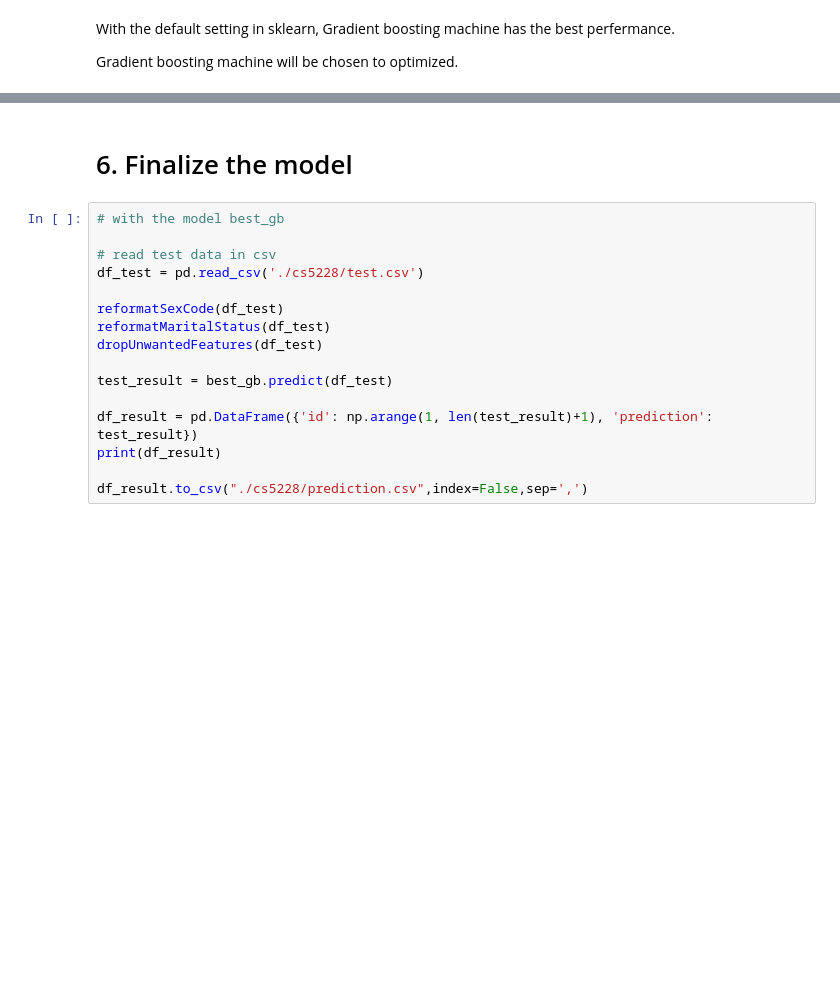
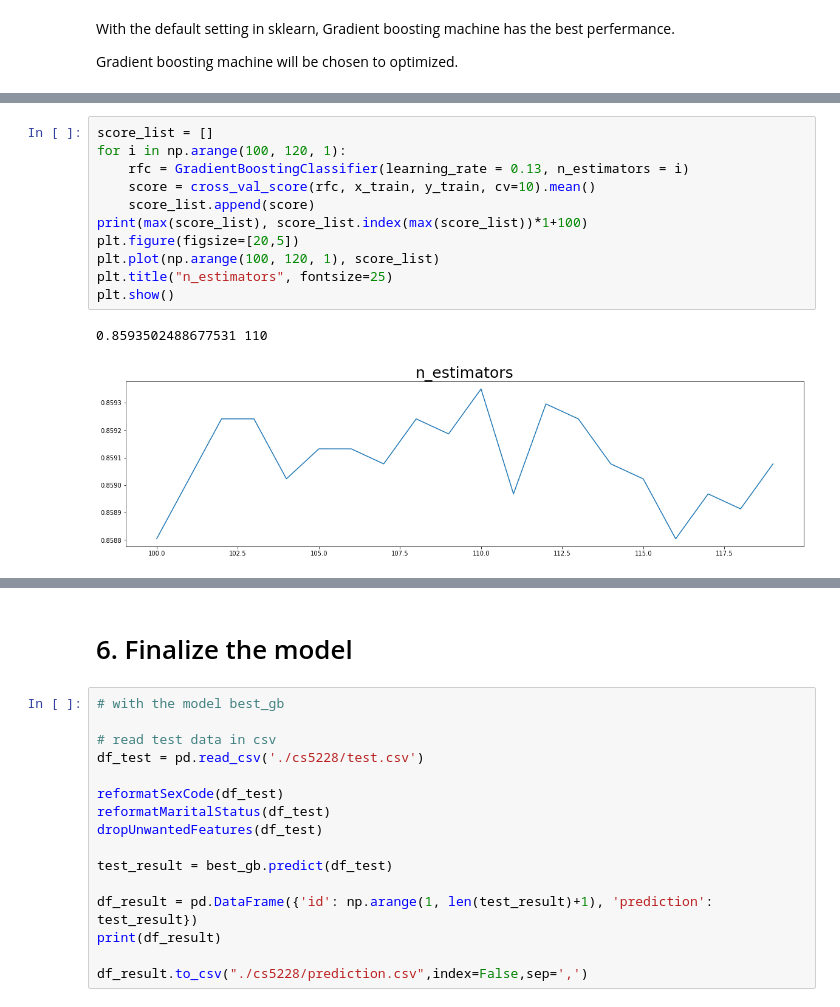
Before and after one commit to wkhalil/CS-5228, a Jupyter notebook: zy.ipynb, the cells around one changed output, grey strips where cells are left out. Drawn from its saved outputs; the diff is of its cells as text; blank space fills up the shorter version.

```diff
--- a/zy.ipynb
+++ b/zy.ipynb
@@ -360,0 +403,14 @@ Weighted F1 based on best selected model: 85.56
+# %%
+score_list = []
+for i in np.arange(100, 120, 1):
+    rfc = GradientBoostingClassifier(learning_rate = 0.13, n_estimators = i)
+    score = cross_val_score(rfc, x_train, y_train, cv=10).mean()
+    score_list.append(score)
+print(max(score_list), score_list.index(max(score_list))*1+100)
+plt.figure(figsize=[20,5])
+plt.plot(np.arange(100, 120, 1), score_list)
+plt.title("n_estimators", fontsize=25)
+plt.show()
+# %% [output]
+0.8593502488677531 110
+[figure, added]
```
Also changed, not shown: parts of 16 cells of this notebook.
